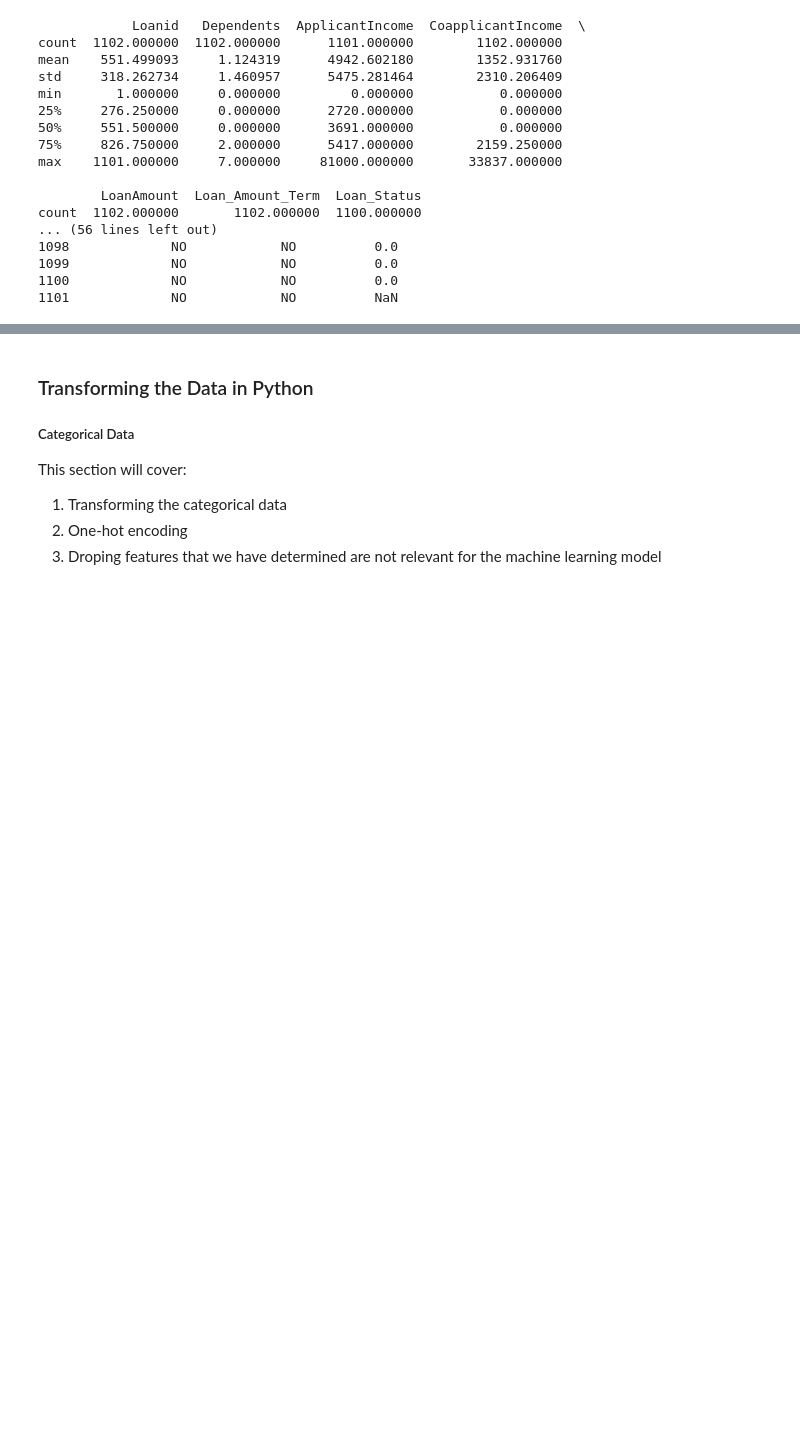
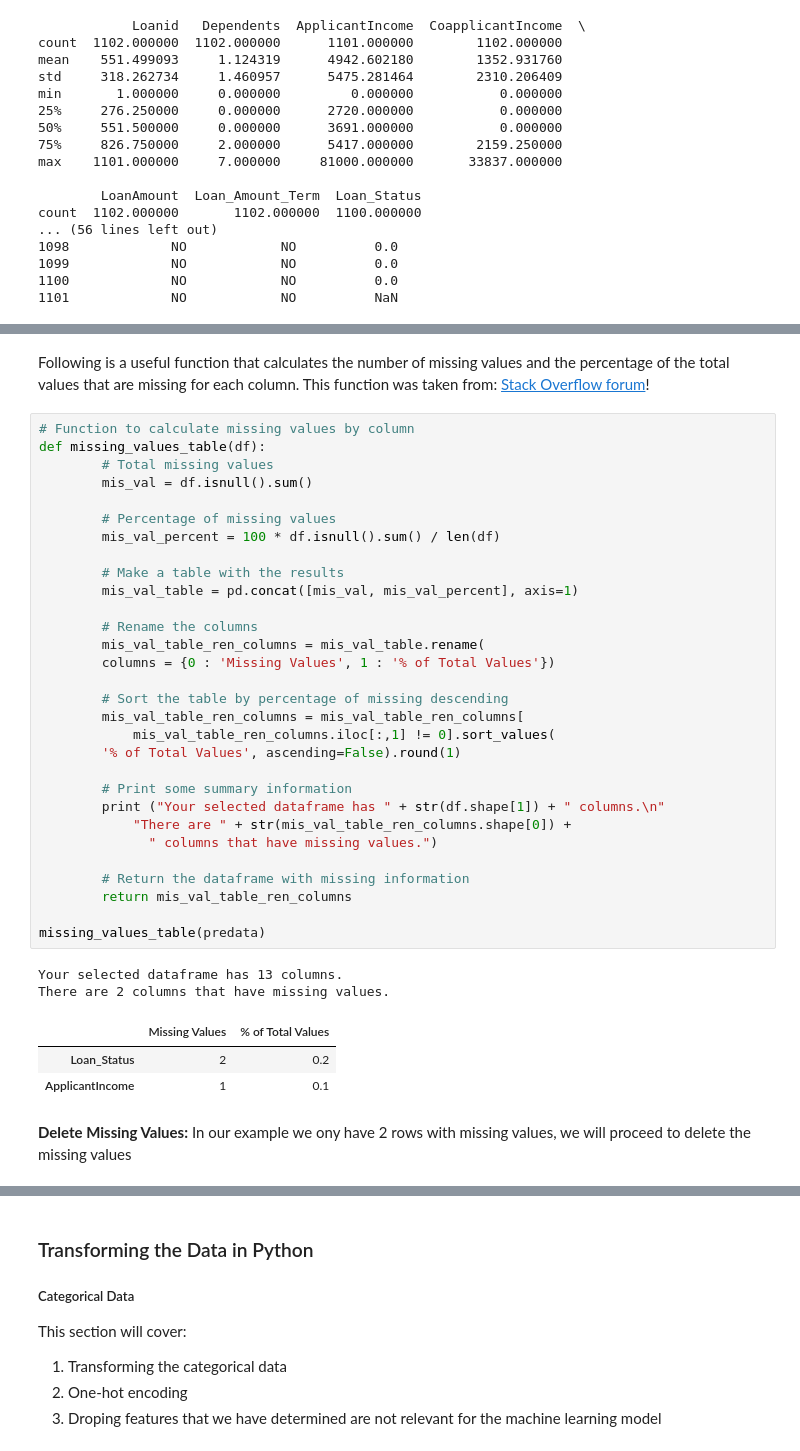
Before and after one commit to tullshaun/MachineLearning, a Jupyter notebook: 1. Loan Application Data Pre-processing.ipynb, the cells around one changed output, grey strips where cells are left out. Drawn from its saved outputs; the diff is of its cells as text; blank space fills up the shorter version.

```diff
--- a/1. Loan Application Data Pre-processing.ipynb
+++ b/1. Loan Application Data Pre-processing.ipynb
@@ -90 +109,42 @@ There are 1102 observations (rows).
+# %% [markdown]
+Following is a useful function that calculates the number of missing values and the percentage of the total values that are missing for each column. This function was taken from: [Stack Overflow forum](https://stackoverflow.com/a/39734251)!
+# %%
+# Function to calculate missing values by column
+def missing_values_table(df):
+        # Total missing values
+        mis_val = df.isnull().sum()
+
+        # Percentage of missing values
+        mis_val_percent = 100 * df.isnull().sum() / len(df)
+
+        # Make a table with the results
+        mis_val_table = pd.concat([mis_val, mis_val_percent], axis=1)
+
+        # Rename the columns
+        mis_val_table_ren_columns = mis_val_table.rename(
+        columns = {0 : 'Missing Values', 1 : '% of Total Values'})
+
+        # Sort the table by percentage of missing descending
+        mis_val_table_ren_columns = mis_val_table_ren_columns[
+            mis_val_table_ren_columns.iloc[:,1] != 0].sort_values(
+        '% of Total Values', ascending=False).round(1)
+
+        # Print some summary information
+        print ("Your selected dataframe has " + str(df.shape[1]) + " columns.\n"
+            "There are " + str(mis_val_table_ren_columns.shape[0]) +
+              " columns that have missing values.")
+
+        # Return the dataframe with missing information
+        return mis_val_table_ren_columns
+
+missing_values_table(predata)
+# %% [output]
+Your selected dataframe has 13 columns.
+There are 2 columns that have missing values.
+|  | Missing Values | % of Total Values |
+| Loan_Status | 2 | 0.2 |
+| ApplicantIncome | 1 | 0.1 |
+# %% [markdown]
+**Delete Missing Values:**
+In our example we ony have 2 rows with missing values, we will proceed to delete the missing values
 # %%
```
Also changed, not shown: parts of 9 cells of this notebook, 1 other file.
